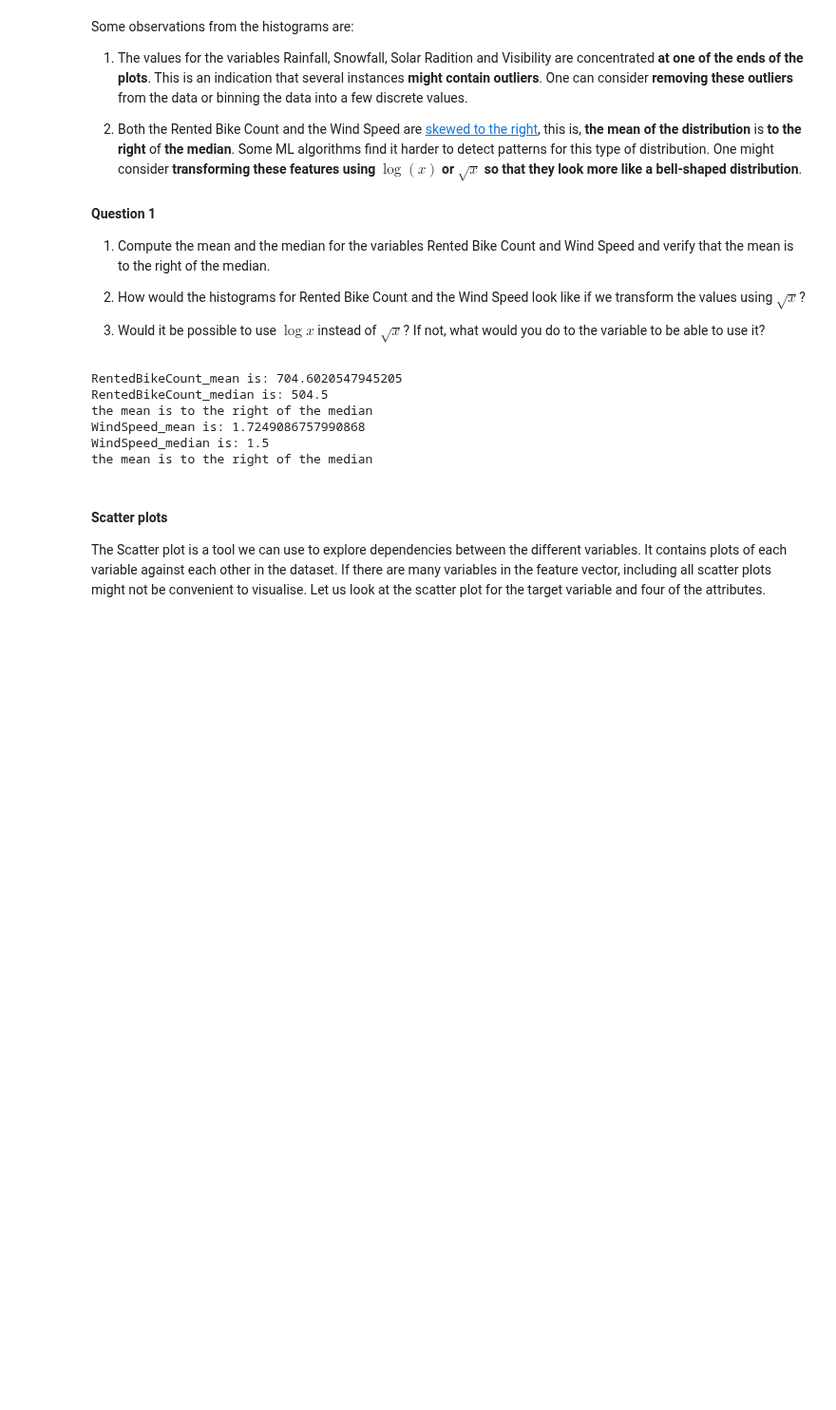
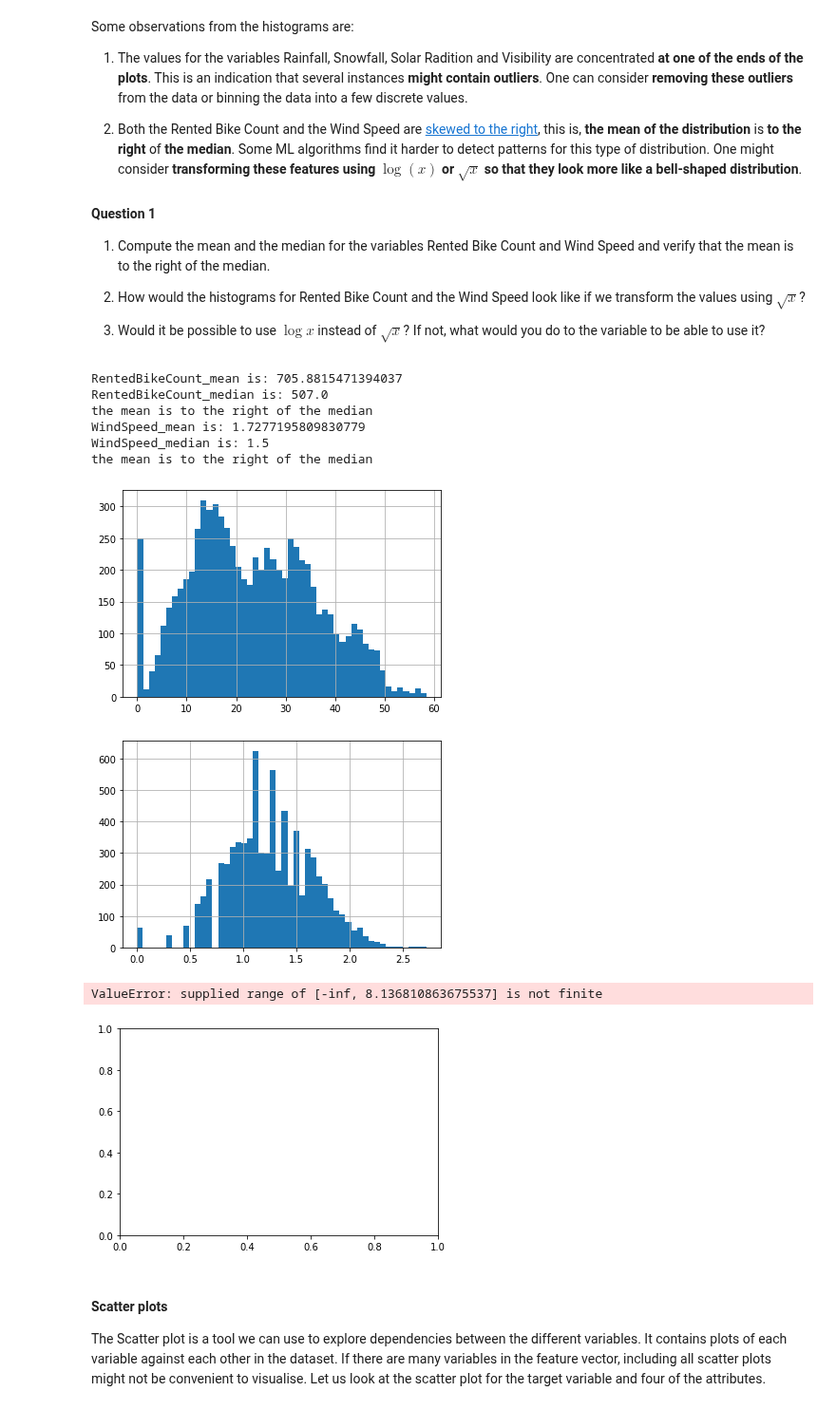
Before and after one commit to wwyqianqian/COMP6509, a Jupyter notebook: Labs/Lab 2 - End-to-end project in ML.ipynb, the cells around one changed output. Shown at 95% size. Saved outputs shown, nothing was run; the diff lists cells and outputs as text; code cells hidden in the pictures; blank space fills up the shorter version.

```diff
--- a/Labs/Lab 2 - End-to-end project in ML.ipynb
+++ b/Labs/Lab 2 - End-to-end project in ML.ipynb
@@ -138,33 +138,58 @@ Some observations from the histograms are:
 3. Would it be possible to use $\log{x}$ instead of $\sqrt{x}$? If not, what would you do to the variable to be able to use it?
 # %%
 #Q1A1
-RentedBikeCount_mean = bike_sharing_data["Rented Bike Count"].mean()
+RentedBikeCount_mean = bs_train_set["Rented Bike Count"].mean()
 print("RentedBikeCount_mean is:", RentedBikeCount_mean)
-RentedBikeCount_median = bike_sharing_data["Rented Bike Count"].median()
+RentedBikeCount_median = bs_train_set["Rented Bike Count"].median()
 print("RentedBikeCount_median is:", RentedBikeCount_median)
 if (RentedBikeCount_mean - RentedBikeCount_median) > 0:
     print("the mean is to the right of the median")
 else:
     print("the mean is to the left of the median")
 
 
-WindSpeed_mean = bike_sharing_data["Wind speed (m/s)"].mean()
+WindSpeed_mean = bs_train_set["Wind speed (m/s)"].mean()
 print("WindSpeed_mean is:", WindSpeed_mean)
-WindSpeed_median = bike_sharing_data["Wind speed (m/s)"].median()
+WindSpeed_median = bs_train_set["Wind speed (m/s)"].median()
 print("WindSpeed_median is:", WindSpeed_median)
 if (WindSpeed_mean - WindSpeed_median) > 0:
     print("the mean is to the right of the median")
 else:
     print("the mean is to the left of the median")
 
 #Q1A2
+%matplotlib inline
+import matplotlib.pyplot as plt
+import numpy as np
+
+new_RentedBikeCount = np.sqrt(bs_train_set["Rented Bike Count"])
+new_RentedBikeCount.hist(bins=50)
+plt.show()
+
+new_WindSpeed = np.sqrt(bs_train_set["Wind speed (m/s)"])
+new_WindSpeed.hist(bins=50)
+plt.show()
+
+#Q1A3
+ValueError: supplied range of [-inf, 8.136810863675537] is not finite
+# new_RentedBikeCount = np.log(bs_train_set["Rented Bike Count"])
+# new_RentedBikeCount.hist(bins=50)
+# plt.show()
+
+# new_WindSpeed = np.log(bs_train_set["Wind speed (m/s)"])
+# new_WindSpeed.hist(bins=50)
+# plt.show()
 # %% [output]
-RentedBikeCount_mean is: 704.6020547945205
-RentedBikeCount_median is: 504.5
+RentedBikeCount_mean is: 705.8815471394037
+RentedBikeCount_median is: 507.0
 the mean is to the right of the median
-WindSpeed_mean is: 1.7249086757990868
+WindSpeed_mean is: 1.7277195809830779
 WindSpeed_median is: 1.5
 the mean is to the right of the median
+[figure, added]
+[figure, added]
+ValueError: supplied range of [-inf, 8.136810863675537] is not finite
+[figure, added]
 # %% [markdown]
 #### Scatter plots
 
```
